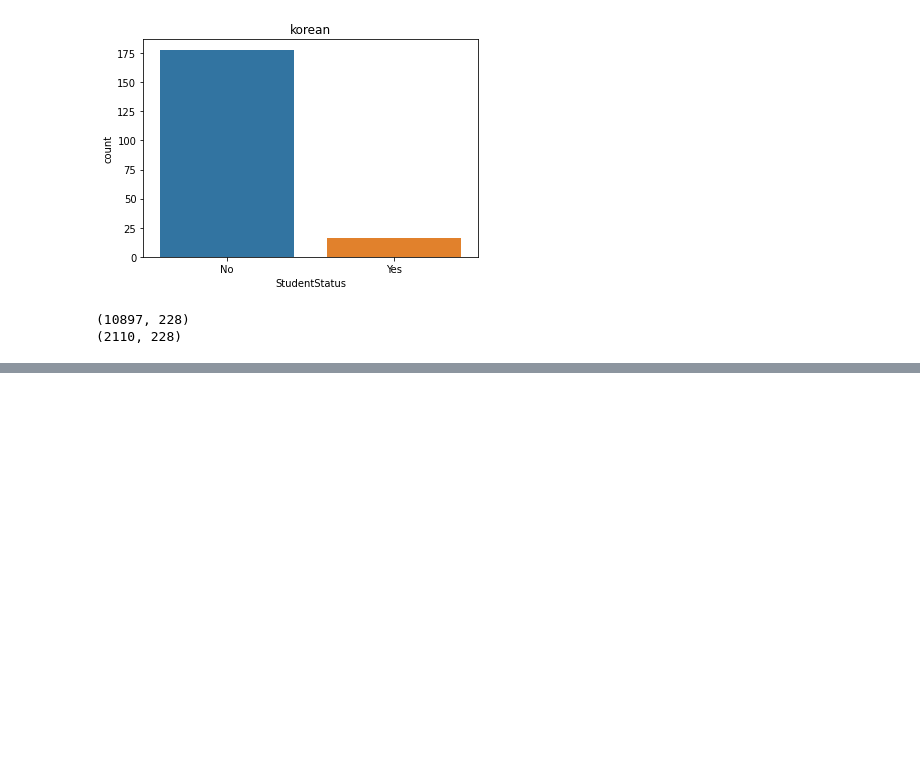
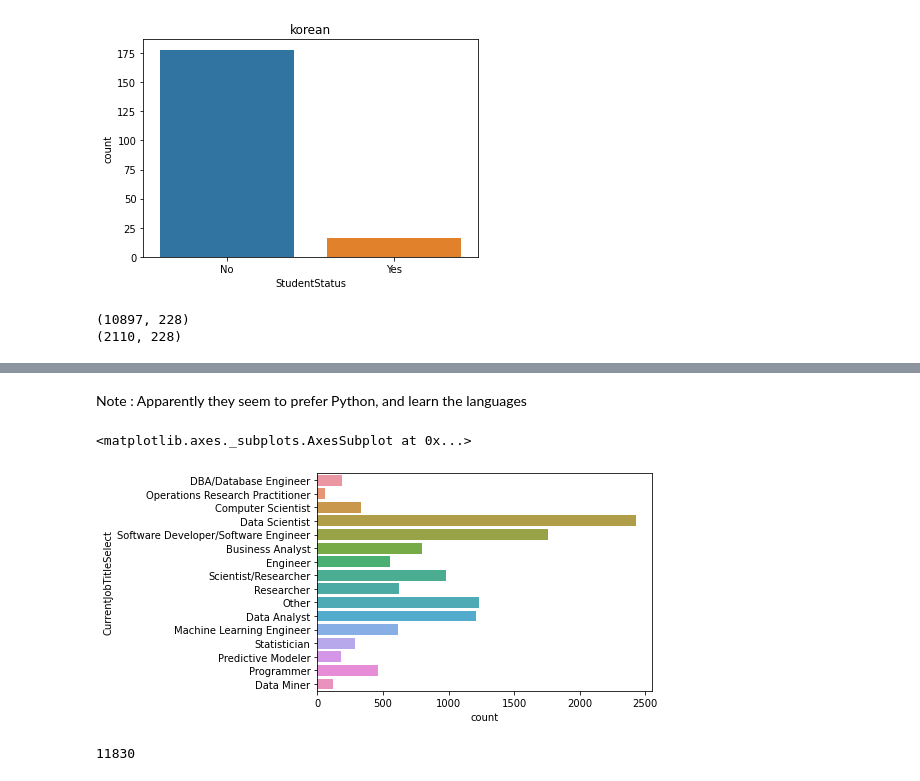
Before and after one commit to kish191919/Kaggle_Competition, a Jupyter notebook: kaggle-survey-2017/2017 Kaggle ML & DS Survey.ipynb, the cells around one changed output, grey strips where cells are left out. Cells and saved outputs as stored; diff of their text form; code cells hidden in the pictures; blank space fills up the shorter version.

```diff
--- a/kaggle-survey-2017/2017 Kaggle ML & DS Survey.ipynb
+++ b/kaggle-survey-2017/2017 Kaggle ML & DS Survey.ipynb
@@ -293,0 +303,13 @@ print(looking_for_job.shape)
+# %% [markdown]
+Note : Apparently they seem to prefer Python, and learn the languages
+# %%
+# Current job
+sns.countplot(y=mcq['CurrentJobTitleSelect'])
+# %% [output]
+<matplotlib.axes._subplots.AxesSubplot at 0x...>
+[figure, added]
+# %%
+# Total number of responses to what you are doing
+mcq[mcq['CurrentJobTitleSelect'].notnull()]['CurrentJobTitleSelect'].shape[0]
+# %% [output]
+11830
```
Also changed, not shown: parts of 26 cells of this notebook.
